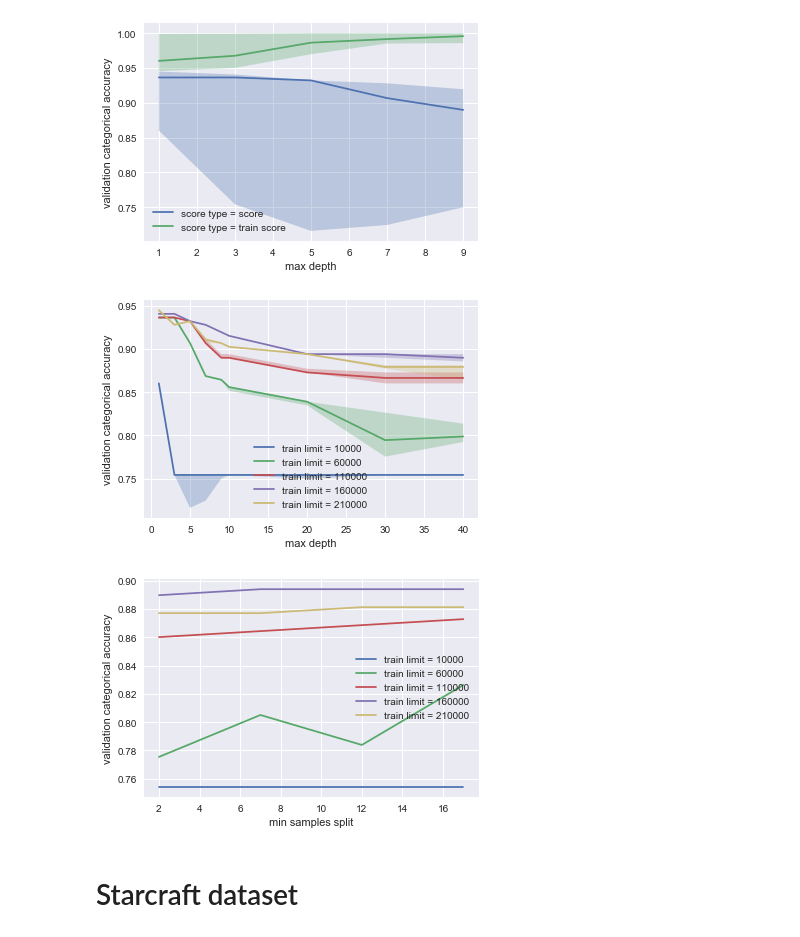
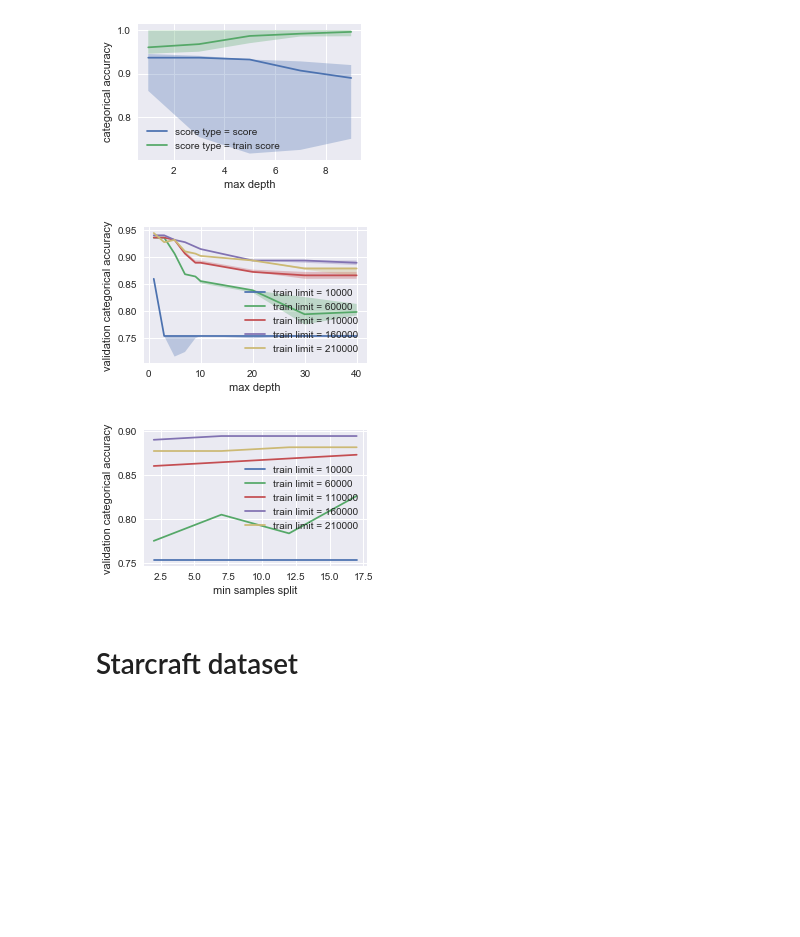
Before and after one commit to anliec/ML_homework_supervised, a Jupyter notebook: TreeTest.ipynb, the cells around one changed output. Cells and saved outputs as stored; diff of their text form; code cells hidden in the pictures; blank space fills up the shorter version.

```diff
--- a/TreeTest.ipynb
+++ b/TreeTest.ipynb
@@ -1,8 +3,9 @@
 # %%
 #from src.tree import *
-#from src.utils import *
+from src.utils import *
 import matplotlib.pyplot as plt
 import seaborn as sns
 import numpy as np
 import pickle
 sns.set()
+plt.rcParams["figure.figsize"] = (4,2.5)
@@ -48,30 +76,30 @@ plt.show()
 # %%
 x_arg_name = 'max_depth'
 y_arg_name = 'score_type'
 z_arg_name = 'score_type'
 
 x_arg_id = ddi[x_arg_name]
 y_arg_id = ddi[y_arg_name]
 z_arg_id = ddi[z_arg_name]
 
 cd = consolidate_dict_data(dd, consolidate_argx=x_arg_id, argx_name=x_arg_name,
                            consolidate_argy=y_arg_id, argy_name=y_arg_name,
                            consolidate_argz=z_arg_id,
                            filters=[(ddi['max_depth'], list(range(1,10,2)))])
 plt.figure()
 for a, d in cd.items():
     plt.plot(d.get(x_arg_name),d.get('median'),
              label=z_arg_name.replace('_',' ') + ' = ' + str(a).replace('_',' '))
     #plt.fill_between(d.get(x_arg_name), d.get('mean') - d.get('std'), d.get('mean') + d.get('std'), alpha=0.3)
     plt.fill_between(d.get(x_arg_name), d.get('min'), d.get('max'), alpha=0.3)
-plt.ylabel('validation categorical accuracy')
+plt.ylabel('categorical accuracy')
 plt.xlabel(x_arg_name.replace('_',' '))
 plt.legend()
 #plt.title("Evolution of acuracy acording to the number of training examples")
-plt.savefig("graphs/tree_creditcard_max_depth.png")
+plt.savefig("graphs/tree_"+data_set_name+"_"+x_arg_name+"_"+y_arg_name+"_"+z_arg_name+"_zoom.png")
 plt.show()
 # %% [output]
-[figure, old version]
+[figure, new version]
 # %%
 x_arg_name = 'max_depth'
 y_arg_name = 'score_type'
@@ -95,10 +123,10 @@ plt.ylabel('validation categorical accuracy')
 plt.xlabel(x_arg_name.replace('_',' '))
 plt.legend()
 #plt.title("Evolution of acuracy acording to the number of training examples")
-plt.savefig("graphs/tree_creditcard_max_depth_train_limit.png")
+plt.savefig("graphs/tree_"+data_set_name+"_"+x_arg_name+"_"+y_arg_name+"_"+z_arg_name+".png")
 plt.show()
 # %% [output]
-[figure, old version]
+[figure, new version]
 # %%
 x_arg_name = 'min_samples_split'
 y_arg_name = 'score_type'
@@ -122,10 +150,10 @@ plt.ylabel('validation categorical accuracy')
 plt.xlabel(x_arg_name.replace('_',' '))
 plt.legend()
 #plt.title("Evolution of acuracy acording to the number of training examples")
-plt.savefig("graphs/tree_creditcard_max_depth_train_limit.png")
+plt.savefig("graphs/tree_"+data_set_name+"_"+x_arg_name+"_"+y_arg_name+"_"+z_arg_name+".png")
 plt.show()
 # %% [output]
-[figure, old version]
+[figure, new version]
 # %% [markdown]
 # Starcraft dataset
 # %%
```
Also changed, not shown: parts of 10 cells of this notebook, 3 other files.
